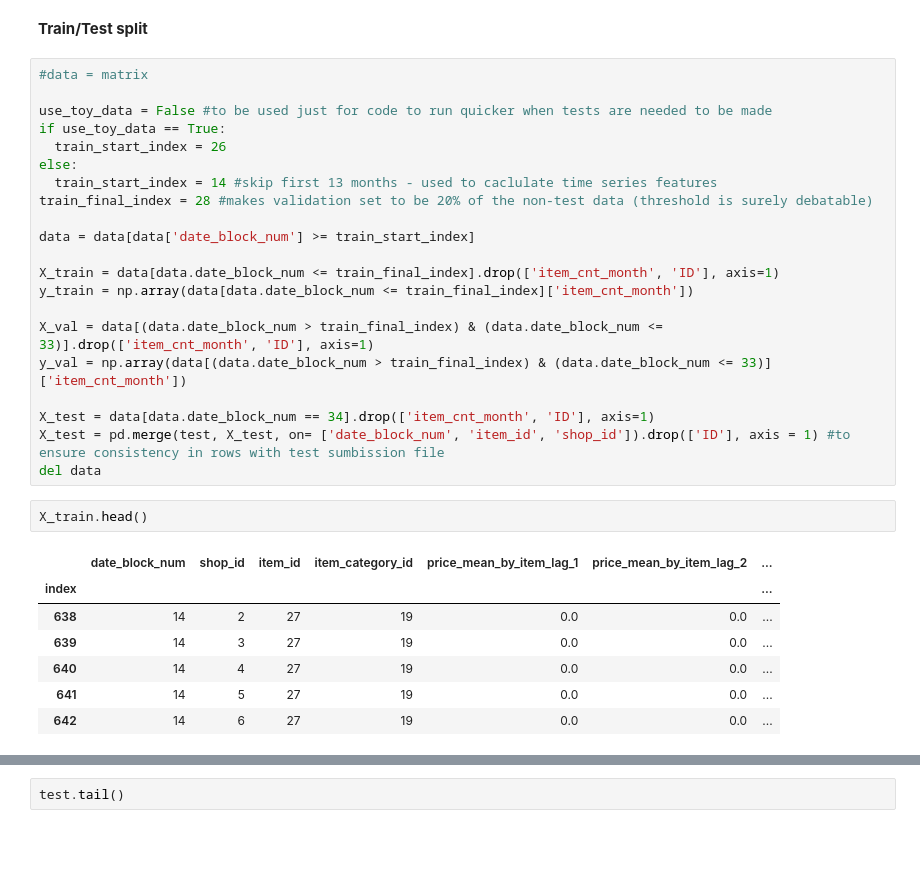
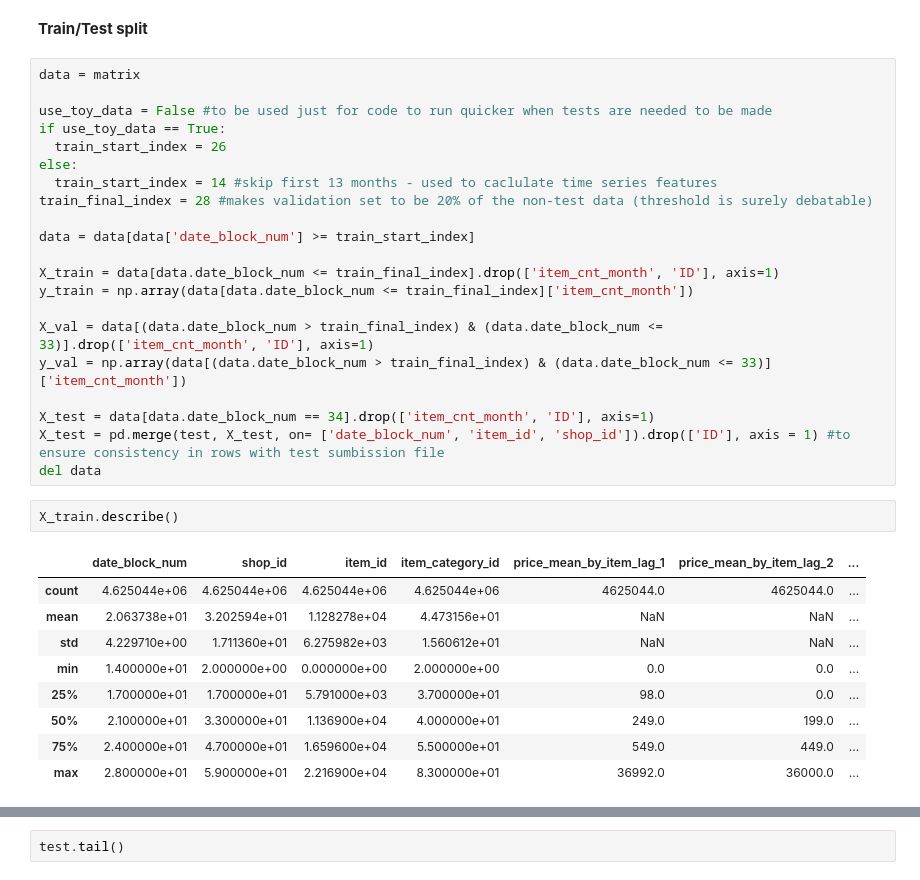
Before and after one commit to migai/Kag, a Jupyter notebook: ipynb_versions/Time Series Features & Modelling_v2.ipynb, the cells around one changed output, grey strips where cells are left out. Cells and saved outputs as stored; diff of their text form; blank space fills up the shorter version.

```diff
--- a/ipynb_versions/Time Series Features & Modelling_v2.ipynb
+++ b/ipynb_versions/Time Series Features & Modelling_v2.ipynb
@@ -721,7 +772,7 @@ data.head()
 # %% [markdown]
 **Train/Test split**
 # %%
-#data = matrix
+data = matrix
 
 use_toy_data = False #to be used just for code to run quicker when tests are needed to be made
 if use_toy_data == True:
@@ -742,15 +793,17 @@ X_test = data[data.date_block_num == 34].drop(['item_cnt_month', 'ID'], axis=1)
 X_test = pd.merge(test, X_test, on= ['date_block_num', 'item_id', 'shop_id']).drop(['ID'], axis = 1) #to ensure consistency in rows with test sumbission file
 del data
 # %%
-X_train.head()
+X_train.describe()
 # %% [output]
 |  | date_block_num | shop_id | item_id | item_category_id | price_mean_by_item_lag_1 | price_mean_by_item_lag_2 | ... |
-| index |  |  |  |  |  |  | ... |
-| 638 | 14 | 2 | 27 | 19 | 0.0 | 0.0 | ... |
-| 639 | 14 | 3 | 27 | 19 | 0.0 | 0.0 | ... |
-| 640 | 14 | 4 | 27 | 19 | 0.0 | 0.0 | ... |
-| 641 | 14 | 5 | 27 | 19 | 0.0 | 0.0 | ... |
-| 642 | 14 | 6 | 27 | 19 | 0.0 | 0.0 | ... |
+| count | 4.625044e+06 | 4.625044e+06 | 4.625044e+06 | 4.625044e+06 | 4625044.0 | 4625044.0 | ... |
+| mean | 2.063738e+01 | 3.202594e+01 | 1.128278e+04 | 4.473156e+01 | NaN | NaN | ... |
+| std | 4.229710e+00 | 1.711360e+01 | 6.275982e+03 | 1.560612e+01 | NaN | NaN | ... |
+| min | 1.400000e+01 | 2.000000e+00 | 0.000000e+00 | 2.000000e+00 | 0.0 | 0.0 | ... |
+| 25% | 1.700000e+01 | 1.700000e+01 | 5.791000e+03 | 3.700000e+01 | 98.0 | 0.0 | ... |
+| 50% | 2.100000e+01 | 3.300000e+01 | 1.136900e+04 | 4.000000e+01 | 249.0 | 199.0 | ... |
+| 75% | 2.400000e+01 | 4.700000e+01 | 1.659600e+04 | 5.500000e+01 | 549.0 | 449.0 | ... |
+| max | 2.800000e+01 | 5.900000e+01 | 2.216900e+04 | 8.300000e+01 | 36992.0 | 36000.0 | ... |
 # %%
 X_test.tail()
 # %% [output]
```
Also changed, not shown: parts of 40 cells of this notebook, 1 other file.
